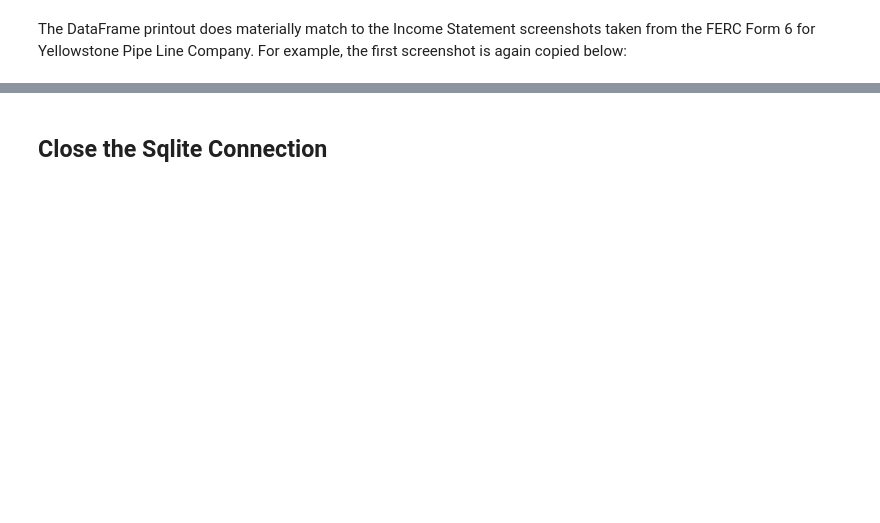
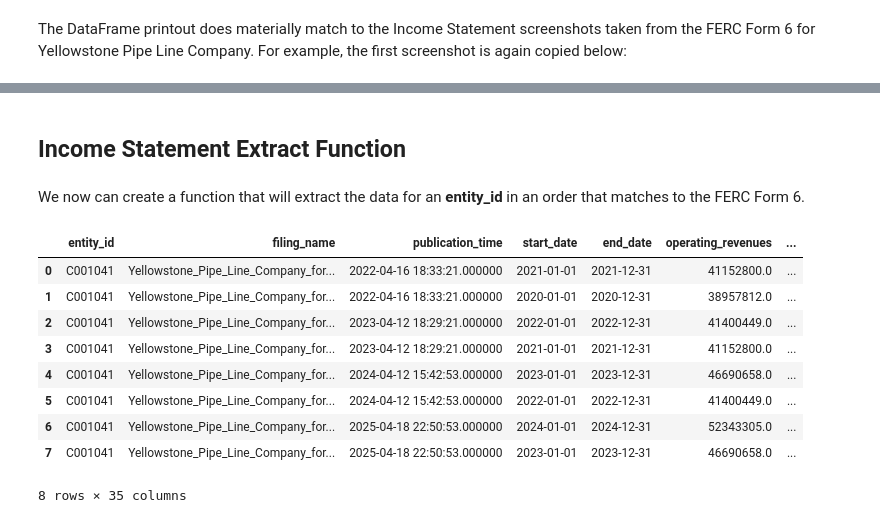
Before and after one commit to DougRoehm/pudl-ferc-data-extract, a Jupyter notebook: ferc6_ypl.ipynb, the cells around one changed output, grey strips where cells are left out. Saved outputs shown, nothing was run; the diff lists cells and outputs as text; code cells hidden in the pictures; blank space fills up the shorter version.

```diff
--- a/ferc6_ypl.ipynb
+++ b/ferc6_ypl.ipynb
@@ -188,5 +229,3 @@ df_is_ypl_25.loc[:, [
 The DataFrame printout does materially match to the Income Statement screenshots taken from the FERC Form 6 for Yellowstone Pipe Line Company. For example, the first screenshot is again copied below:
 # %% [markdown]
 ![](img/ypl-income-statement-image-01.png)
-# %% [markdown]
-## Close the Sqlite Connection
@@ -195,0 +232,4 @@ conn.close()
+# %% [markdown]
+## Income Statement Extract Function
+# %% [markdown]
+We now can create a function that will extract the data for an **entity_id** in an order that matches to the FERC Form 6.
@@ -195,0 +291,23 @@ conn.close()
+# %%
+# Set function parameters
+db_file = 'ferc6_xbrl.sqlite'
+desired_table = 'income_statement_114_duration'
+desired_columns = '*'
+subject_id = 'C001041'
+sql_query = f'SELECT {desired_columns} FROM {desired_table}'
+# %%
+# Query the PUDL SQL Database
+df_ypl = get_income_statement(db_file, sql_query, subject_id)
+# %%
+df_ypl
+# %% [output]
+|  | entity_id | filing_name | publication_time | start_date | end_date | operating_revenues | ... |
+| 0 | C001041 | Yellowstone_Pipe_Line_Company_for... | 2022-04-16 18:33:21.000000 | 2021-01-01 | 2021-12-31 | 41152800.0 | ... |
+| 1 | C001041 | Yellowstone_Pipe_Line_Company_for... | 2022-04-16 18:33:21.000000 | 2020-01-01 | 2020-12-31 | 38957812.0 | ... |
+| 2 | C001041 | Yellowstone_Pipe_Line_Company_for... | 2023-04-12 18:29:21.000000 | 2022-01-01 | 2022-12-31 | 41400449.0 | ... |
+| 3 | C001041 | Yellowstone_Pipe_Line_Company_for... | 2023-04-12 18:29:21.000000 | 2021-01-01 | 2021-12-31 | 41152800.0 | ... |
+| 4 | C001041 | Yellowstone_Pipe_Line_Company_for... | 2024-04-12 15:42:53.000000 | 2023-01-01 | 2023-12-31 | 46690658.0 | ... |
+| 5 | C001041 | Yellowstone_Pipe_Line_Company_for... | 2024-04-12 15:42:53.000000 | 2022-01-01 | 2022-12-31 | 41400449.0 | ... |
+| 6 | C001041 | Yellowstone_Pipe_Line_Company_for... | 2025-04-18 22:50:53.000000 | 2024-01-01 | 2024-12-31 | 52343305.0 | ... |
+| 7 | C001041 | Yellowstone_Pipe_Line_Company_for... | 2025-04-18 22:50:53.000000 | 2023-01-01 | 2023-12-31 | 46690658.0 | ... |
+8 rows × 35 columns
```
Also changed, not shown: parts of 22 cells of this notebook.
